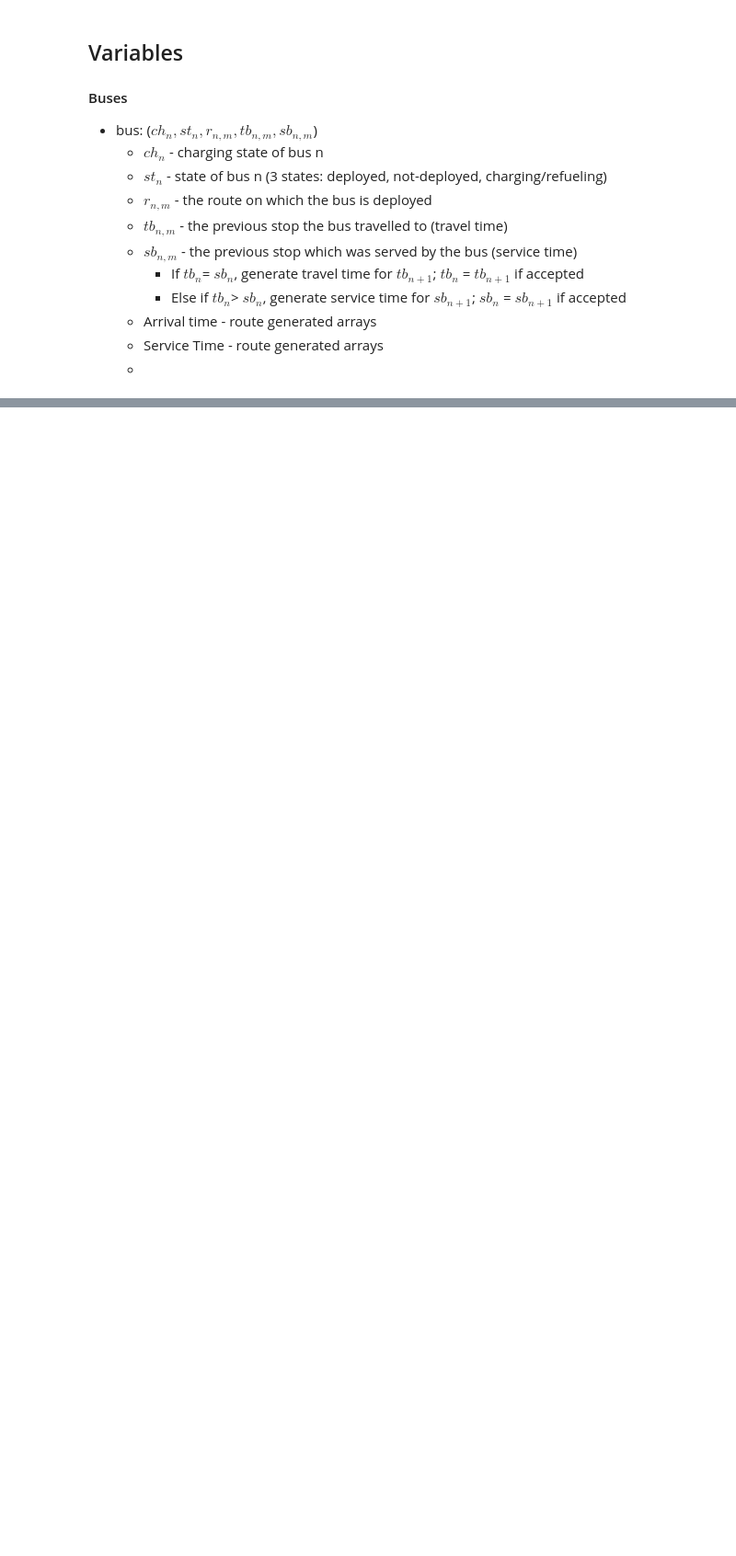
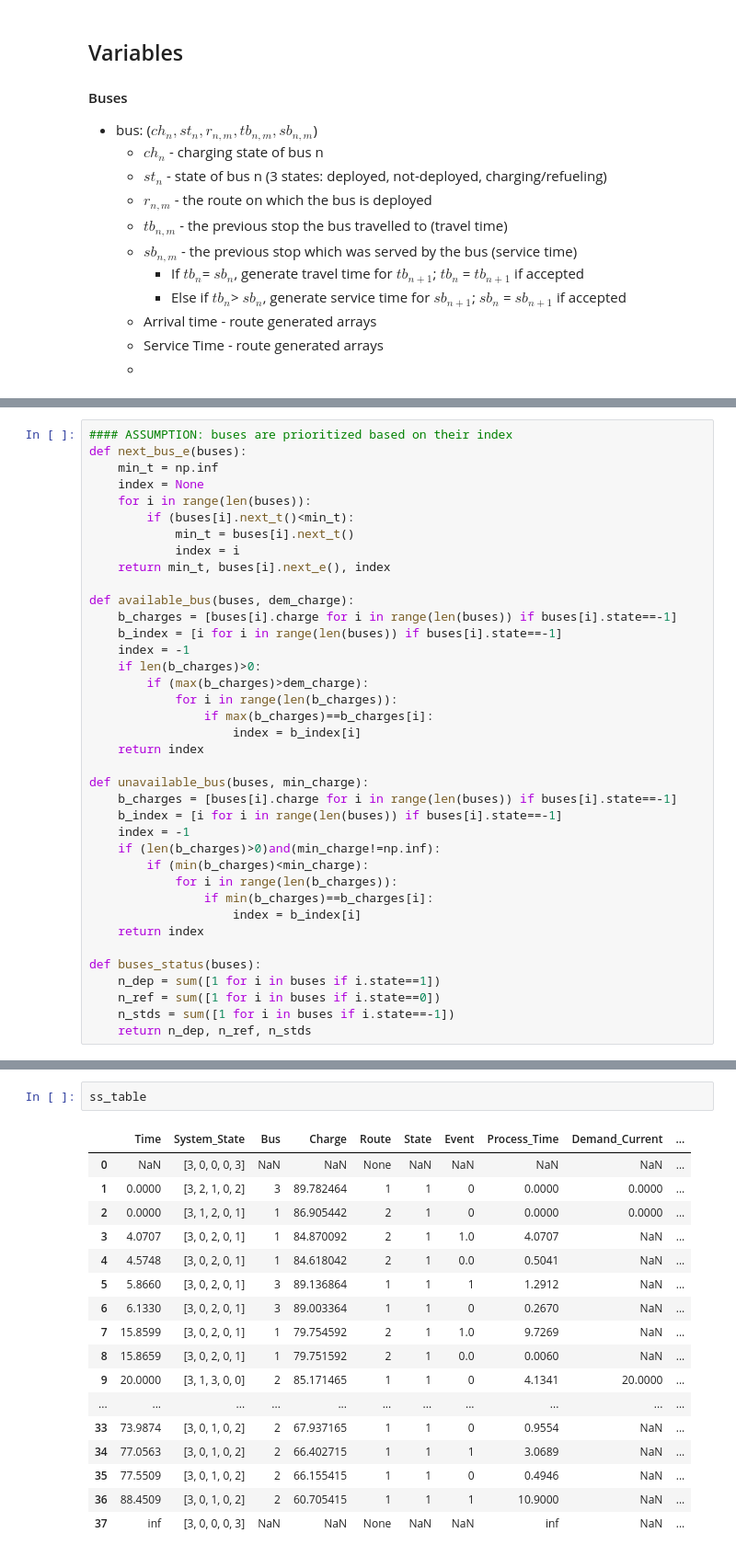
Before and after one commit to krishrao9/IOE574_Project, a Jupyter notebook: program.ipynb, the cells around one changed output, grey strips where cells are left out. Shown at 92% size. Cells and saved outputs as stored; diff of their text form; blank space fills up the shorter version.

```diff
--- a/program.ipynb
+++ b/program.ipynb
@@ -77,0 +79,38 @@ route_t
+# %%
+#### ASSUMPTION: buses are prioritized based on their index
+def next_bus_e(buses):
+    min_t = np.inf
+    index = None
+    for i in range(len(buses)):
+        if (buses[i].next_t()<min_t):
+            min_t = buses[i].next_t()
+            index = i
+    return min_t, buses[i].next_e(), index
+
+def available_bus(buses, dem_charge):
+    b_charges = [buses[i].charge for i in range(len(buses)) if buses[i].state==-1]
+    b_index = [i for i in range(len(buses)) if buses[i].state==-1]
+    index = -1
+    if len(b_charges)>0:
+        if (max(b_charges)>dem_charge):
+            for i in range(len(b_charges)):
+                if max(b_charges)==b_charges[i]:
+                    index = b_index[i]
+    return index
+
+def unavailable_bus(buses, min_charge):
+    b_charges = [buses[i].charge for i in range(len(buses)) if buses[i].state==-1]
+    b_index = [i for i in range(len(buses)) if buses[i].state==-1]
+    index = -1
+    if (len(b_charges)>0)and(min_charge!=np.inf):
+        if (min(b_charges)<min_charge):
+            for i in range(len(b_charges)):
+                if min(b_charges)==b_charges[i]:
+                    index = b_index[i]
+    return index
+
+def buses_status(buses):
+    n_dep = sum([1 for i in buses if i.state==1])
+    n_ref = sum([1 for i in buses if i.state==0])
+    n_stds = sum([1 for i in buses if i.state==-1])
+    return n_dep, n_ref, n_stds
@@ -77,0 +461,20 @@ route_t
+# %%
+ss_table
+# %% [output]
+|  | Time | System_State | Bus | Charge | Route | State | Event | Process_Time | Demand_Current | ... |
+| 0 | NaN | [3, 0, 0, 0, 3] | NaN | NaN | None | NaN | NaN | NaN | NaN | ... |
+| 1 | 0.0000 | [3, 2, 1, 0, 2] | 3 | 89.782464 | 1 | 1 | 0 | 0.0000 | 0.0000 | ... |
+| 2 | 0.0000 | [3, 1, 2, 0, 1] | 1 | 86.905442 | 2 | 1 | 0 | 0.0000 | 0.0000 | ... |
+| 3 | 4.0707 | [3, 0, 2, 0, 1] | 1 | 84.870092 | 2 | 1 | 1.0 | 4.0707 | NaN | ... |
+| 4 | 4.5748 | [3, 0, 2, 0, 1] | 1 | 84.618042 | 2 | 1 | 0.0 | 0.5041 | NaN | ... |
+| 5 | 5.8660 | [3, 0, 2, 0, 1] | 3 | 89.136864 | 1 | 1 | 1 | 1.2912 | NaN | ... |
+| 6 | 6.1330 | [3, 0, 2, 0, 1] | 3 | 89.003364 | 1 | 1 | 0 | 0.2670 | NaN | ... |
+| 7 | 15.8599 | [3, 0, 2, 0, 1] | 1 | 79.754592 | 2 | 1 | 1.0 | 9.7269 | NaN | ... |
+| 8 | 15.8659 | [3, 0, 2, 0, 1] | 1 | 79.751592 | 2 | 1 | 0.0 | 0.0060 | NaN | ... |
+| 9 | 20.0000 | [3, 1, 3, 0, 0] | 2 | 85.171465 | 1 | 1 | 0 | 4.1341 | 20.0000 | ... |
+| ... | ... | ... | ... | ... | ... | ... | ... | ... | ... | ... |
+| 33 | 73.9874 | [3, 0, 1, 0, 2] | 2 | 67.937165 | 1 | 1 | 0 | 0.9554 | NaN | ... |
+| 34 | 77.0563 | [3, 0, 1, 0, 2] | 2 | 66.402715 | 1 | 1 | 1 | 3.0689 | NaN | ... |
+| 35 | 77.5509 | [3, 0, 1, 0, 2] | 2 | 66.155415 | 1 | 1 | 0 | 0.4946 | NaN | ... |
+| 36 | 88.4509 | [3, 0, 1, 0, 2] | 2 | 60.705415 | 1 | 1 | 1 | 10.9000 | NaN | ... |
+| 37 | inf | [3, 0, 0, 0, 3] | NaN | NaN | None | NaN | NaN | inf | NaN | ... |
```
Also changed, not shown: parts of 18 cells of this notebook, 3 other files.
